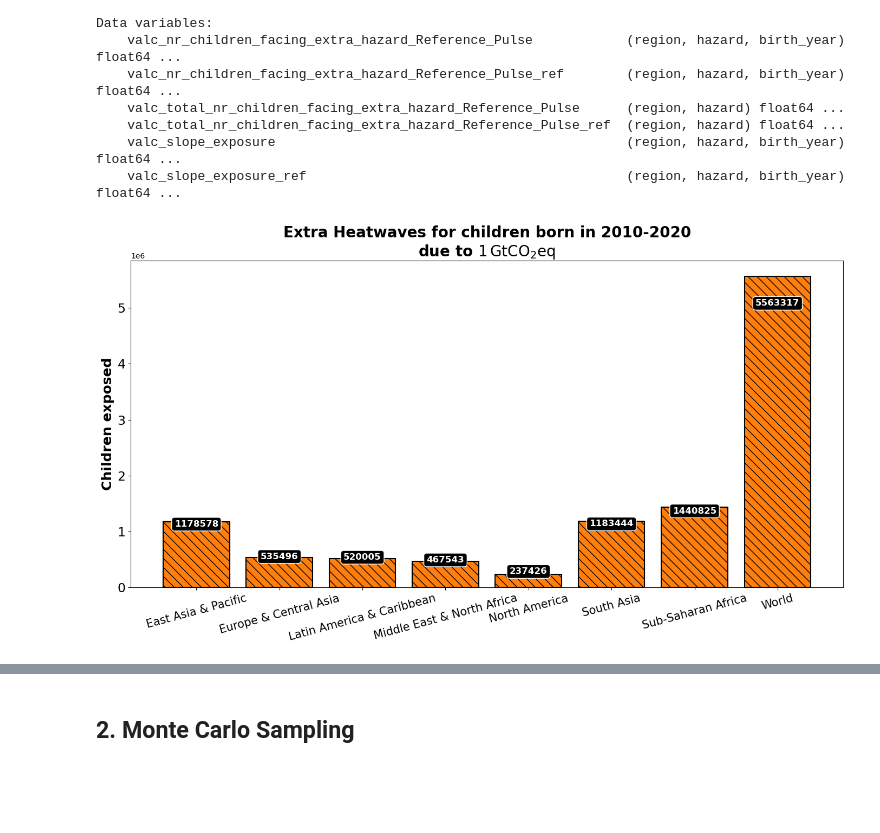
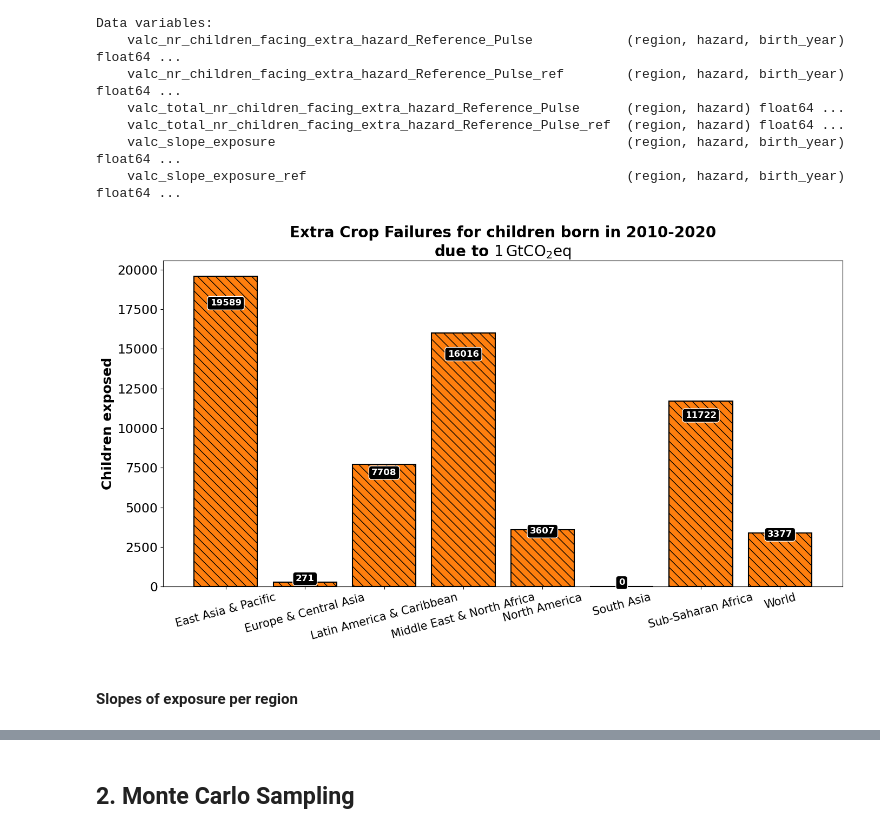
Before and after one commit to AmauryLaridon/Source2Suffering, a Jupyter notebook: notebooks/source2suffering.ipynb, the cells around one changed output, grey strips where cells are left out. Saved outputs shown, nothing was run; the diff lists cells and outputs as text; code cells hidden in the pictures; blank space fills up the shorter version.

```diff
--- a/notebooks/source2suffering.ipynb
+++ b/notebooks/source2suffering.ipynb
@@ -203,37 +205,39 @@ Data variables:
 # %%
 plt.close('all')
 
-hazard_idx = 4  # Heat waves
+hazard_idx = 1  # Heat waves
 
 hazard_name_str = hazards_name[hazard_idx]
 
 valc_total_values = ds_S2S_Reference_Pulse_Regions_gmt_ar6_new_rm['valc_total_nr_children_facing_extra_hazard_Reference_Pulse'].sel(hazard=hazards[hazard_idx]).values
 regions = ds_S2S_Reference_Pulse_Regions_gmt_ar6_new_rm.coords['region'].values
 
 x_pos = np.arange(len(regions))
 
 x_labels = [r.decode() if isinstance(r, bytes) else str(r) for r in regions]
 
 fig, ax = plt.subplots(figsize=(14,8))
 
 bars = ax.bar(x_pos, valc_total_values, color='tab:orange', hatch='\\\\', edgecolor='black', linewidth=1.5)
 
 ax.set_xticks(x_pos)
 ax.set_xticklabels(x_labels, fontsize=15, rotation=15)
 ax.set_ylabel('Children exposed', fontsize=18, fontweight='bold')
 ax.tick_params(axis='y', labelsize=17)
 
 ax.set_title(f'Extra {hazard_name_str} for children born in 2010-2020\ndue to $1\,\mathrm{{GtCO}}_2\mathrm{{eq}}$',
              fontsize=20, fontweight='bold')
 
 for rect, value in zip(bars, valc_total_values):
     if not np.isnan(value):
         ax.text(rect.get_x() + rect.get_width() / 2, value * 0.90, f'{int(np.round(value))}',
                 ha='center', va='bottom', fontsize=12, fontweight='bold', color='white',
                 bbox=dict(facecolor='black', edgecolor='white', boxstyle='round,pad=0.3'))
 
 plt.tight_layout()
 plt.savefig(scripts_dir + f'/figures/source2suffering/reference_pulse/fig2_Reference_Pulse_{hazard_name_str}_regions_comp.png', bbox_inches='tight', dpi=300)
 plt.show()
 # %% [output]
-[figure, old version]
+[figure, new version]
+# %% [markdown]
+#### Slopes of exposure per region
```
Also changed, not shown: parts of 3 cells of this notebook, 44 other files.
